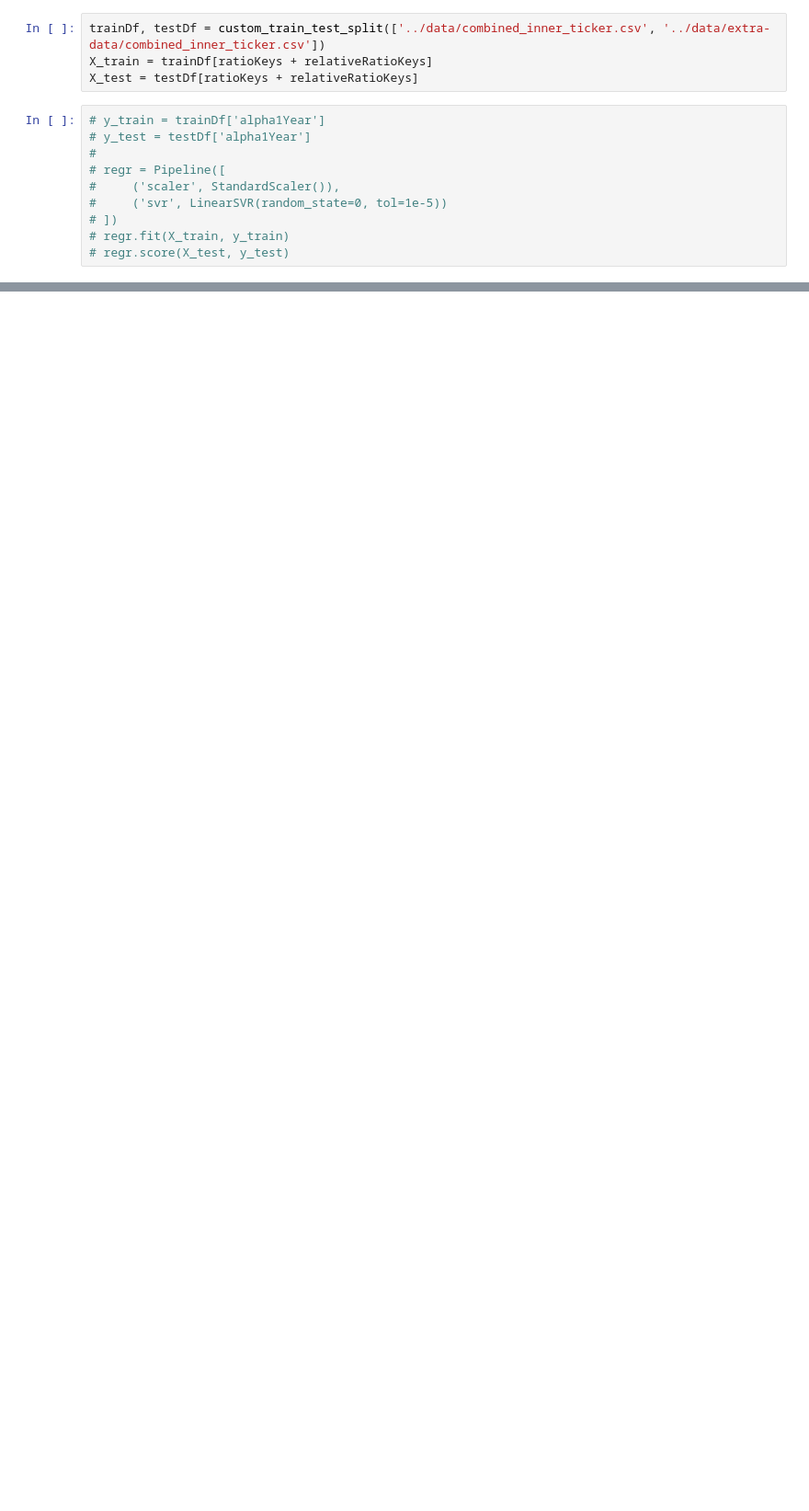
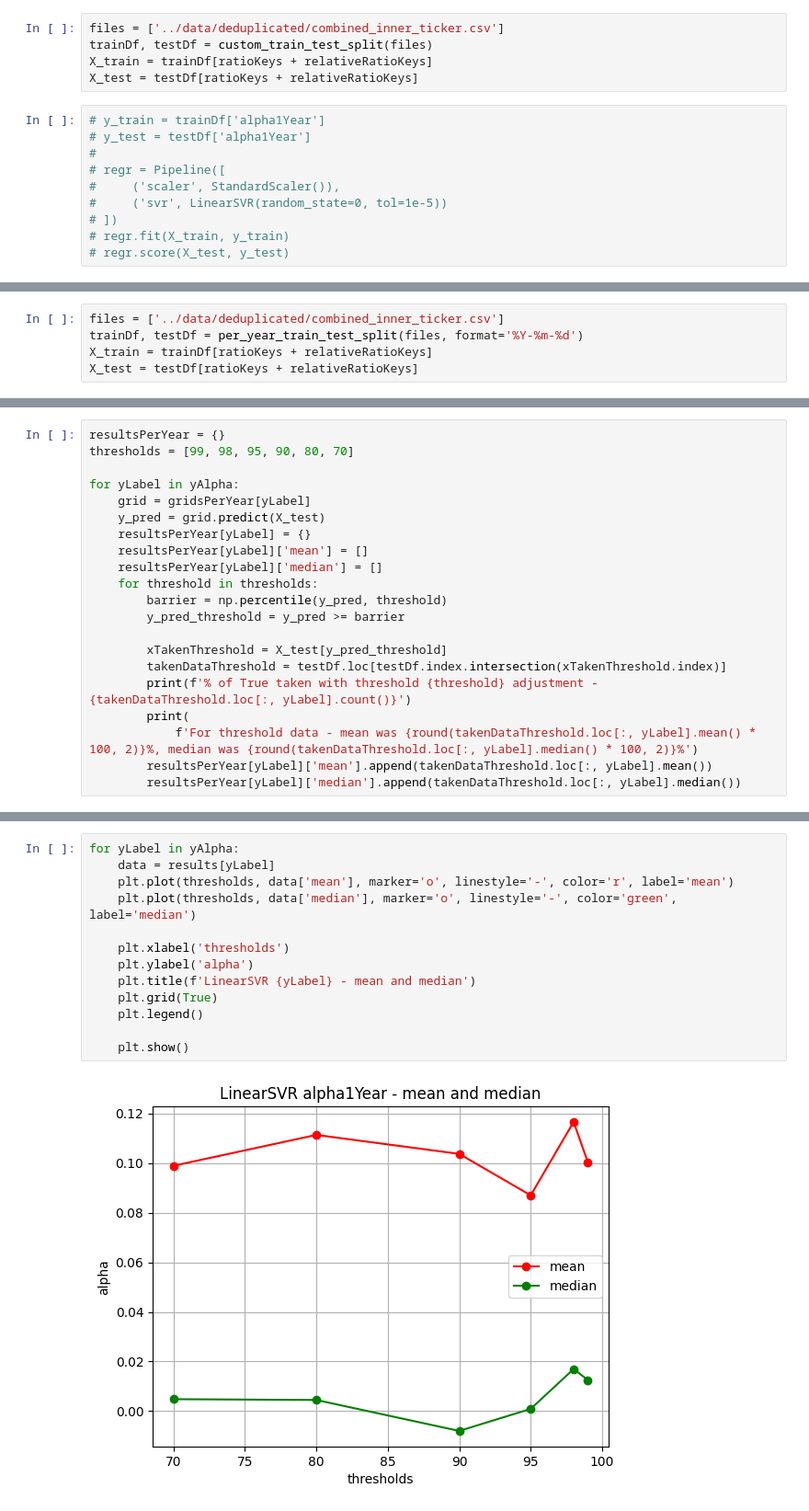
Before and after one commit to danielPaszek/masters-thesis-stocks, a Jupyter notebook: analysis/svr_learning.ipynb, the cells around one changed output, grey strips where cells are left out. Shown at 92% size. Saved outputs shown, nothing was run; the diff lists cells and outputs as text; blank space fills up the shorter version.

```diff
--- a/analysis/svr_learning.ipynb
+++ b/analysis/svr_learning.ipynb
@@ -18,5 +20,6 @@ import json
 # %%
-trainDf, testDf = custom_train_test_split(['../data/combined_inner_ticker.csv', '../data/extra-data/combined_inner_ticker.csv'])
+files = ['../data/deduplicated/combined_inner_ticker.csv']
+trainDf, testDf = custom_train_test_split(files)
 X_train = trainDf[ratioKeys + relativeRatioKeys]
 X_test = testDf[ratioKeys + relativeRatioKeys]
 # %%
@@ -112,0 +123,5 @@ Fitting 3 folds for each of 36 candidates, totalling 108 fits
+# %%
+files = ['../data/deduplicated/combined_inner_ticker.csv']
+trainDf, testDf = per_year_train_test_split(files, format='%Y-%m-%d')
+X_train = trainDf[ratioKeys + relativeRatioKeys]
+X_test = testDf[ratioKeys + relativeRatioKeys]
@@ -112,0 +177,21 @@ Fitting 3 folds for each of 36 candidates, totalling 108 fits
+# %%
+resultsPerYear = {}
+thresholds = [99, 98, 95, 90, 80, 70]
+
+for yLabel in yAlpha:
+    grid = gridsPerYear[yLabel]
+    y_pred = grid.predict(X_test)
+    resultsPerYear[yLabel] = {}
+    resultsPerYear[yLabel]['mean'] = []
+    resultsPerYear[yLabel]['median'] = []
+    for threshold in thresholds:
+        barrier = np.percentile(y_pred, threshold)
+        y_pred_threshold = y_pred >= barrier
+
+        xTakenThreshold = X_test[y_pred_threshold]
+        takenDataThreshold = testDf.loc[testDf.index.intersection(xTakenThreshold.index)]
+        print(f'% of True taken with threshold {threshold} adjustment -  {takenDataThreshold.loc[:, yLabel].count()}')
+        print(
+            f'For threshold data - mean was {round(takenDataThreshold.loc[:, yLabel].mean() * 100, 2)}%, median was {round(takenDataThreshold.loc[:, yLabel].median() * 100, 2)}%')
+        resultsPerYear[yLabel]['mean'].append(takenDataThreshold.loc[:, yLabel].mean())
+        resultsPerYear[yLabel]['median'].append(takenDataThreshold.loc[:, yLabel].median())
@@ -112,0 +216,15 @@ Fitting 3 folds for each of 36 candidates, totalling 108 fits
+# %%
+for yLabel in yAlpha:
+    data = results[yLabel]
+    plt.plot(thresholds, data['mean'], marker='o', linestyle='-', color='r', label='mean')
+    plt.plot(thresholds, data['median'], marker='o', linestyle='-', color='green', label='median')
+
+    plt.xlabel('thresholds')
+    plt.ylabel('alpha')
+    plt.title(f'LinearSVR {yLabel} - mean and median')
+    plt.grid(True)
+    plt.legend()
+
+    plt.show()
+# %% [output]
+[figure, added]
```
Also changed, not shown: parts of 7 cells of this notebook, 12 other files.
